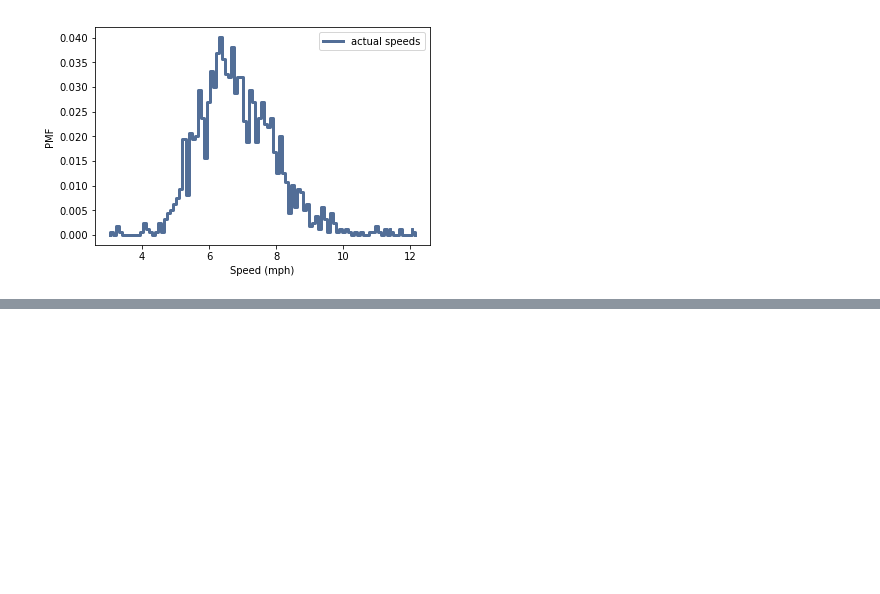
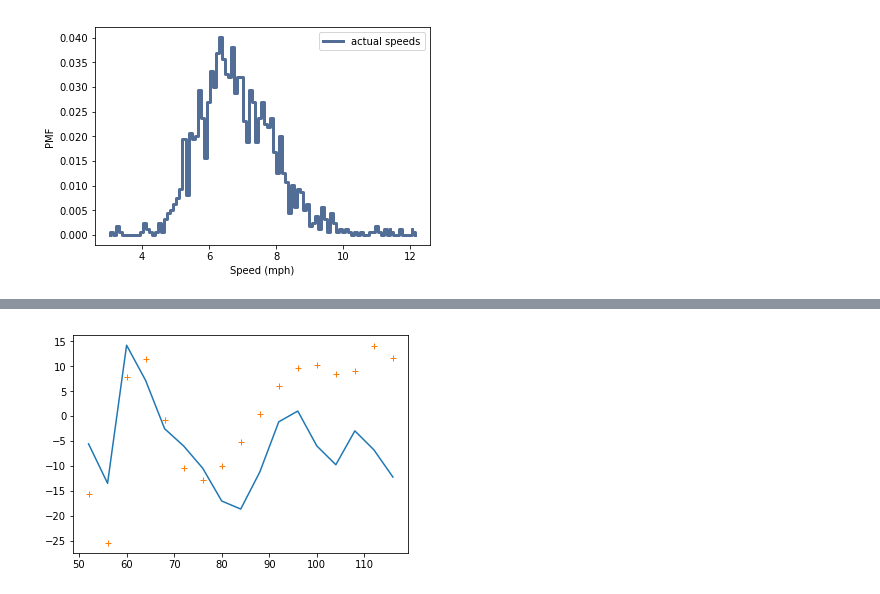
Before and after one commit to thomasdunlap/ThinkStats2, a Jupyter notebook: code/chap03ex.ipynb, the cells around one changed output, grey strips where cells are left out. Saved outputs shown, nothing was run; the diff lists cells and outputs as text; code cells hidden in the pictures; blank space fills up the shorter version.

```diff
--- a/code/chap03ex.ipynb
+++ b/code/chap03ex.ipynb
@@ -424,0 +413,7 @@ thinkplot.Config(xlabel='Speed (mph)', ylabel='PMF')
+# %%
+x_m = np.array([52, 56, 60, 64, 68, 72, 76, 80, 84, 88, 92, 96, 100, 104, 108, 112, 116])
+y_m = np.array([-6, -10, 4, 20, -2, -26, 8, -15, -28, -12, 4, 1, -7, -12, 0, -8, -12])
+plt.plot(np.unique(x_m), np.poly1d(np.polyfit(x_m, y_m, 10))(np.unique(x_m)), "-", np.unique(x), np.poly1d(np.polyfit(x, y, 10))(np.unique(x)), "+")
+plt.show()
+# %% [output]
+[figure, added]
```
Also changed, not shown: parts of 3 cells of this notebook.
